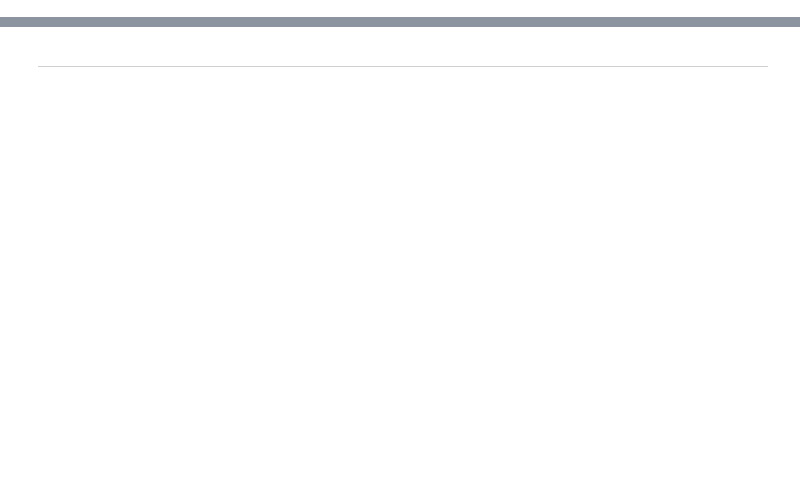
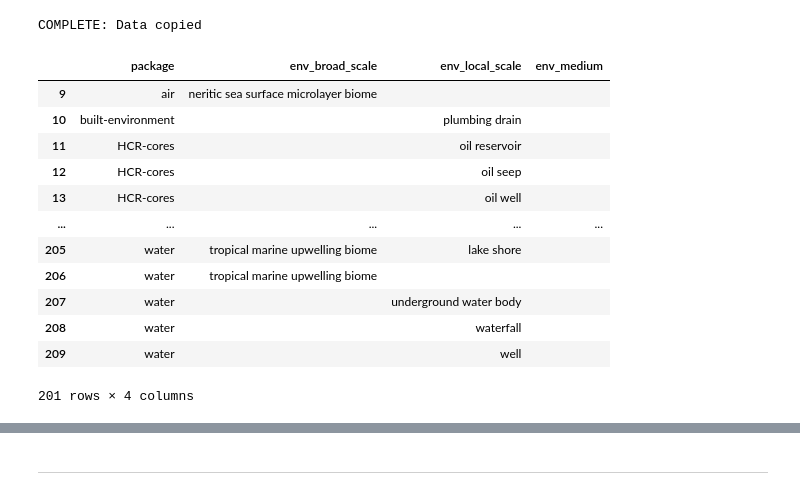
Before and after one commit to microbiomedata/nmdc-metadata, a Jupyter notebook: notebooks/build_dh_soil_template.ipynb, the cells around one changed output, grey strips where cells are left out. Drawn from its saved outputs; the diff is of its cells as text; code cells hidden in the pictures; blank space fills up the shorter version.

```diff
--- a/notebooks/build_dh_soil_template.ipynb
+++ b/notebooks/build_dh_soil_template.ipynb
@@ -48,0 +206,34 @@ data_tsv_prototype = "../../DataHarmonizer/template/soil/"
+# %%
+SCOPES = ["https://www.googleapis.com/auth/spreadsheets"]
+SPREADSHEET_ID = "1GZayIFIrY2jdoxRIpk9KDTBLiE71VVtb7YAd5ZSYGR0"
+DATA_TO_PULL = "EcosystemTerms"
+data = pull_sheet_data(SCOPES, SPREADSHEET_ID, DATA_TO_PULL)
+# %% [output]
+COMPLETE: Data copied
+# %%
+triad_slots = ["env_broad_scale", "env_local_scale", "env_medium"]
+
+et_triad_frame = pd.DataFrame(data[2:], columns=data[1])
+# there are two sets of package	env_broad_scale	env_local_scale	env_medium columns
+# proablay shouldn't assume these locations
+et_triad_frame = et_triad_frame.iloc[:, 8:12]
+et_triad_frame = et_triad_frame.loc[~et_triad_frame["package"].isnull()]
+et_triad_frame = et_triad_frame.loc[
+    ~et_triad_frame["env_broad_scale"].eq("select broad scale")
+]
+et_triad_frame = et_triad_frame.fillna("")
+et_triad_frame
+# %% [output]
+|  | package | env_broad_scale | env_local_scale | env_medium |
+| 9 | air | neritic sea surface microlayer biome |  |  |
+| 10 | built-environment |  | plumbing drain |  |
+| 11 | HCR-cores |  | oil reservoir |  |
+| 12 | HCR-cores |  | oil seep |  |
+| 13 | HCR-cores |  | oil well |  |
+| ... | ... | ... | ... | ... |
+| 205 | water | tropical marine upwelling biome | lake shore |  |
+| 206 | water | tropical marine upwelling biome |  |  |
+| 207 | water |  | underground water body |  |
+| 208 | water |  | waterfall |  |
+| 209 | water |  | well |  |
+201 rows × 4 columns
```
Also changed, not shown: parts of 40 cells of this notebook, 1 other file.
